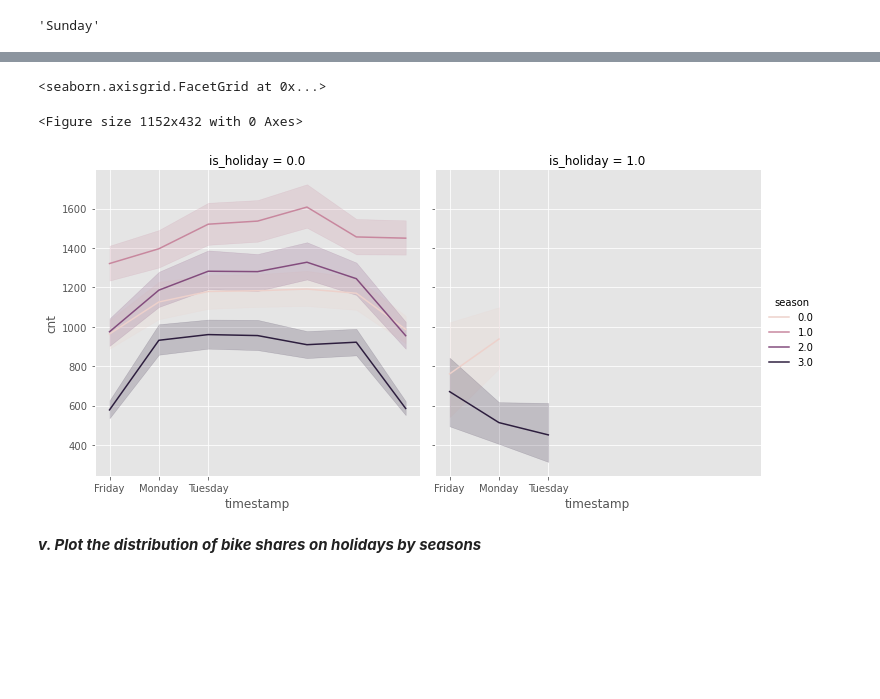
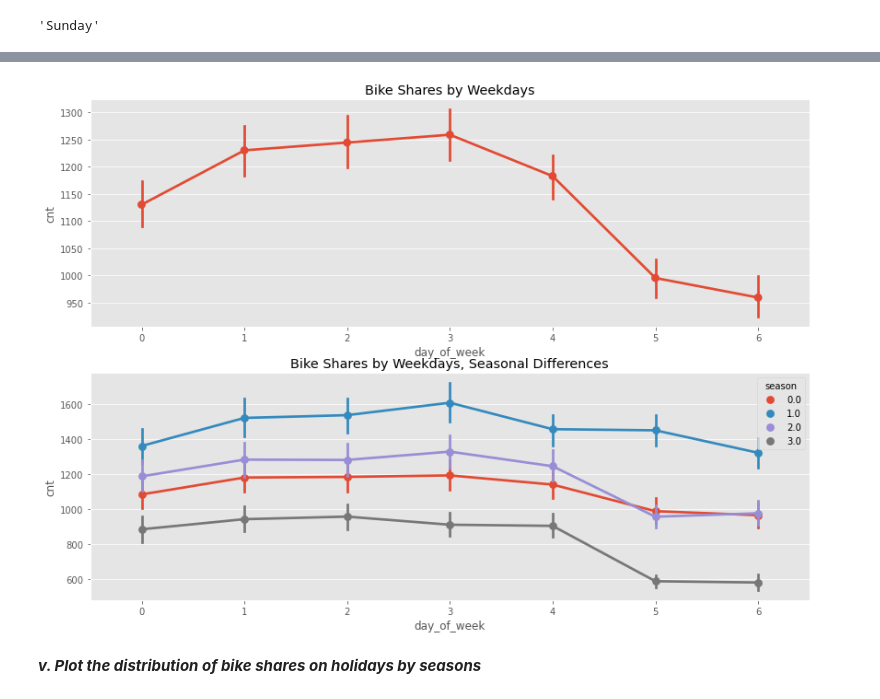
Before and after one commit to smeteo/Data_Science_and_Machine_Learning, a Jupyter notebook: 8._Capstone_Projects/Project_3_Demand_Prediction/Demand_Prediction_Capstone_3.ipynb, the cells around one changed output, grey strips where cells are left out. Drawn from its saved outputs; the diff is of its cells as text; code cells hidden in the pictures; blank space fills up the shorter version.

```diff
--- a/8._Capstone_Projects/Project_3_Demand_Prediction/Demand_Prediction_Capstone_3.ipynb
+++ b/8._Capstone_Projects/Project_3_Demand_Prediction/Demand_Prediction_Capstone_3.ipynb
@@ -326,14 +308,13 @@ plt.title('Bike Shares by Weekdays, Seasonal Differences');
-# %%
-plt.figure(figsize=(16,6))
-sns.relplot(
-    data=df, x=df['timestamp'].map(lambda x: x.day_name()), y="cnt",
-    col="is_holiday", hue="season",
-    kind="line"
-)
-# %% [output]
-<seaborn.axisgrid.FacetGrid at 0x...>
-<Figure size 1152x432 with 0 Axes>
-[figure, removed]
+# %%
+fig,(ax1, ax2)= plt.subplots(nrows=2)
+fig.set_size_inches(14, 10)
+
+sns.pointplot(data=df, x='day_of_week', y='cnt', ax=ax1)
+ax1.set_title('Bike Shares by Weekdays')
+sns.pointplot(data=df, x='day_of_week', y='cnt', hue='season', ax=ax2)
+ax2.set_title('Bike Shares by Weekdays, Seasonal Differences');
+# %% [output]
+[figure, added]
 # %% [markdown]
 ***v. Plot the distribution of bike shares on holidays by seasons***
 # %%
```
Also changed, not shown: parts of 6 cells of this notebook.
